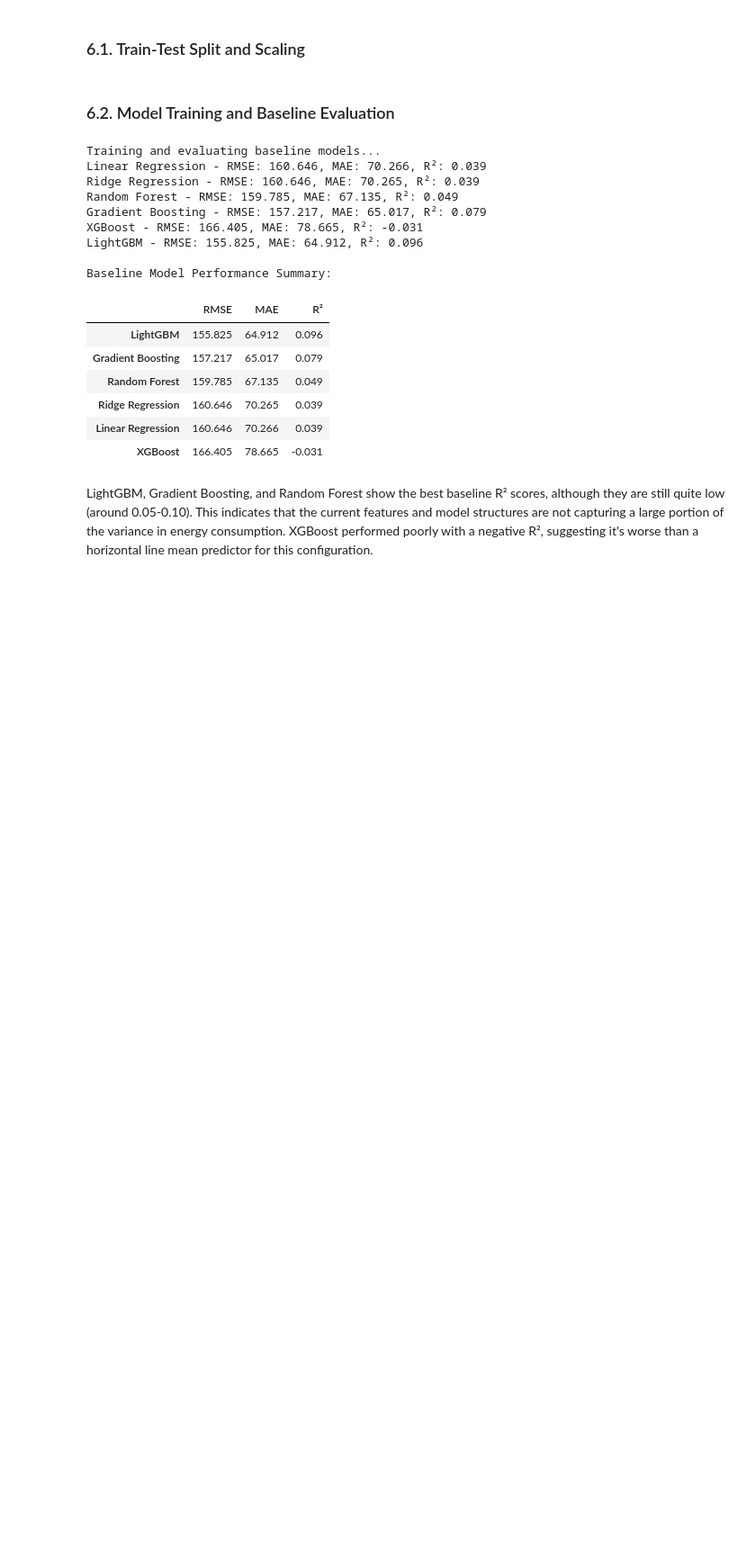
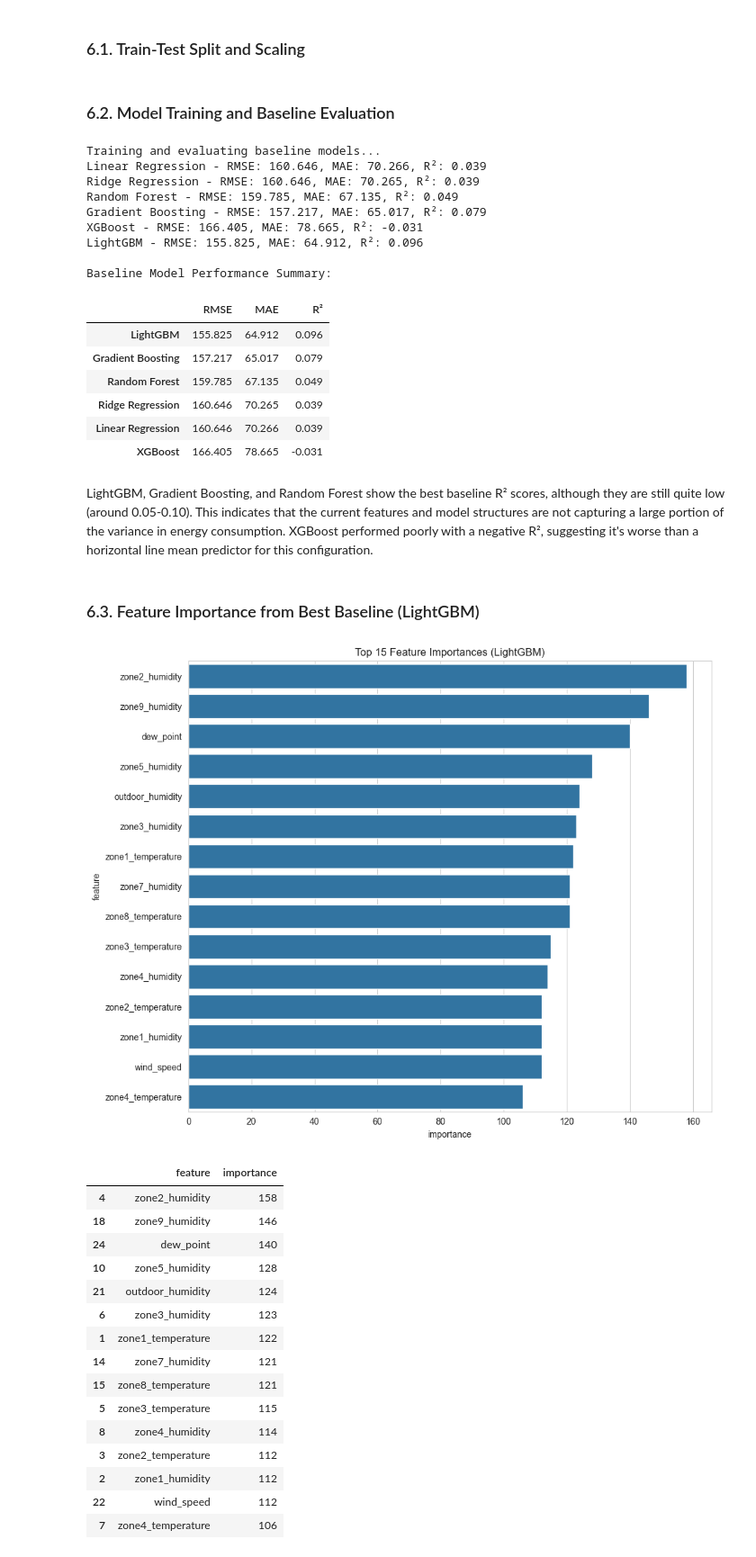
Before and after one commit to vaibhav7k/DS-Intern-Assignment-Vaibhav_Waghmare, a Jupyter notebook: SmartFactoryEnergyPrediction.ipynb, the cells around one changed output. Shown at 90% size. Drawn from its saved outputs; the diff is of its cells as text; code cells hidden in the pictures; blank space fills up the shorter version.

Commit message:
Analyze feature importances from baseline model

```diff
--- a/SmartFactoryEnergyPrediction.ipynb
+++ b/SmartFactoryEnergyPrediction.ipynb
@@ -406,3 +406,42 @@ Baseline Model Performance Summary:
 | XGBoost | 166.405 | 78.665 | -0.031 |
 # %% [markdown]
 LightGBM, Gradient Boosting, and Random Forest show the best baseline R² scores, although they are still quite low (around 0.05-0.10). This indicates that the current features and model structures are not capturing a large portion of the variance in energy consumption. XGBoost performed poorly with a negative R², suggesting it's worse than a horizontal line mean predictor for this configuration.
+# %% [markdown]
+### 6.3. Feature Importance from Best Baseline (LightGBM)
+# %%
+best_model_name = results_df.index[0]
+best_model_instance = models[best_model_name]
+
+if hasattr(best_model_instance, 'feature_importances_'):
+    importances = best_model_instance.feature_importances_
+    feature_importance_df = pd.DataFrame({'feature': X.columns, 'importance': importances})
+    feature_importance_df = feature_importance_df.sort_values('importance', ascending=False)
+
+    plt.figure(figsize=(10, 8))
+    sns.barplot(x='importance', y='feature', data=feature_importance_df.head(15))
+    plt.title(f'Top 15 Feature Importances ({best_model_name})')
+    plt.tight_layout()
+    plt.show()
+
+    display(feature_importance_df.head(15))
+
+else:
+    print(f"{best_model_name} does not support feature_importances_ attribute directly (e.g., Linear models use coefficients).")
+# %% [output]
+[figure, added]
+|  | feature | importance |
+| 4 | zone2_humidity | 158 |
+| 18 | zone9_humidity | 146 |
+| 24 | dew_point | 140 |
+| 10 | zone5_humidity | 128 |
+| 21 | outdoor_humidity | 124 |
+| 6 | zone3_humidity | 123 |
+| 1 | zone1_temperature | 122 |
+| 14 | zone7_humidity | 121 |
+| 15 | zone8_temperature | 121 |
+| 5 | zone3_temperature | 115 |
+| 8 | zone4_humidity | 114 |
+| 3 | zone2_temperature | 112 |
+| 2 | zone1_humidity | 112 |
+| 22 | wind_speed | 112 |
+| 7 | zone4_temperature | 106 |
```
Also changed, not shown: parts of 1 cell of this notebook.
